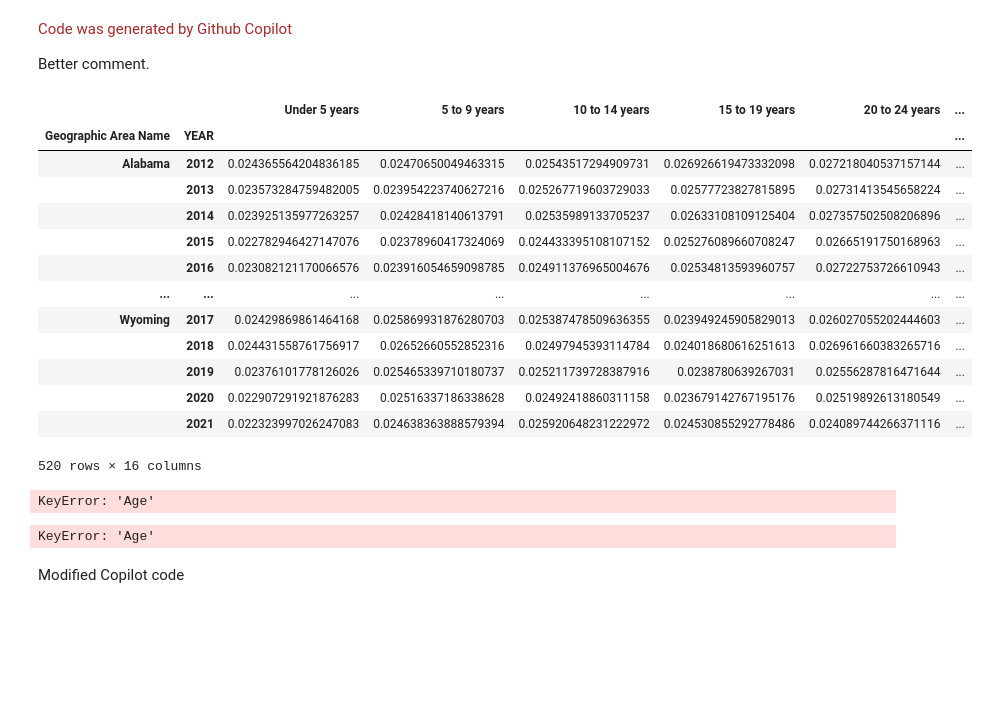
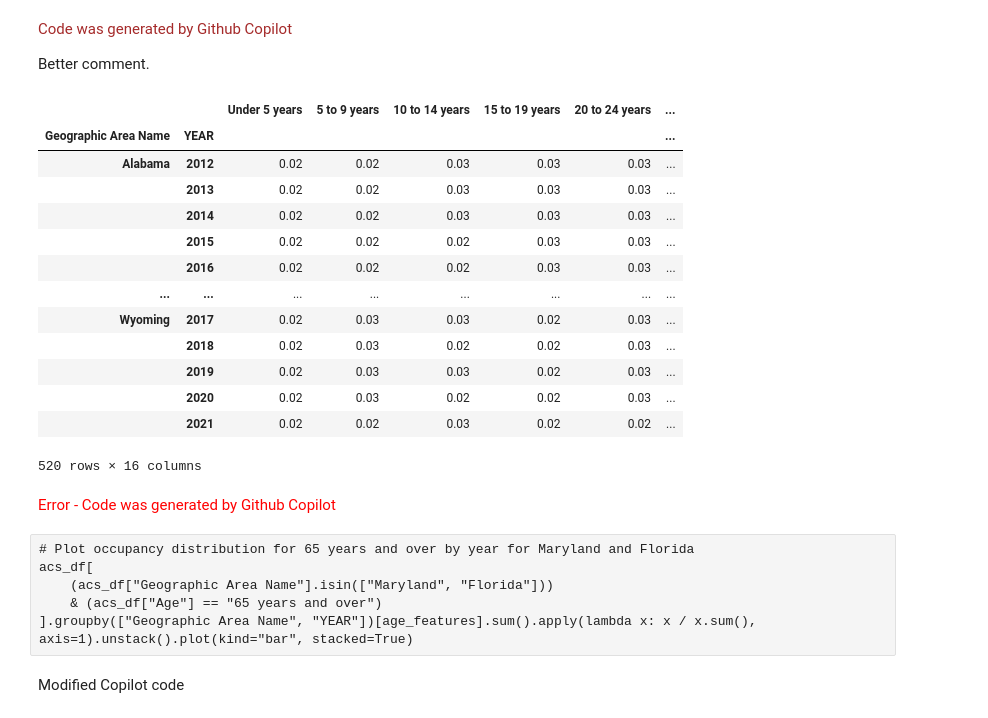
Before and after one commit to xie1027/GenAI_Insights, a Jupyter notebook: answer_key_david.ipynb, the cells around one changed output. Drawn from its saved outputs; the diff is of its cells as text; code cells hidden in the pictures; blank space fills up the shorter version.

```diff
--- a/answer_key_david.ipynb
+++ b/answer_key_david.ipynb
@@ -50,8 +15,8 @@ import pandas as pd
 from pathlib import Path, PosixPath
 from typing import NamedTuple
 # %%
-pd.set_option("display.max_columns", None) # display all columns
-pd.set_option("float_format", "{:,}".format)  # display numbers with commas; "{:,.2f}".format for 2 decimals
+pd.set_option("display.max_columns", None)  # display all columns
+pd.set_option("float_format", "{:,.2f}".format)  # display floats with commas and two decimal places
 # %%
 # NamedTuple type hint
 class ParametersType(NamedTuple):
@@ -317,35 +262,20 @@ acs_df.groupby(["Geographic Area Name", "YEAR"])[age_features].sum()
 Better comment.
 # %%
 # Occupancy distribution by age, state, and year expressed as a percentage
-acs_df.groupby(["Geographic Area Name", "YEAR"])[age_features].sum().apply(lambda x: x / x.sum(), axis=1)
+occ_age_df = acs_df.groupby(["Geographic Area Name", "YEAR"])[age_features].sum().apply(lambda x: x / x.sum(), axis=1)
+occ_age_df
 # %% [output]
 |  |  | Under 5 years | 5 to 9 years | 10 to 14 years | 15 to 19 years | 20 to 24 years | ... |
 | Geographic Area Name | YEAR |  |  |  |  |  | ... |
-| Alabama | 2012 | 0.024365564204836185 | 0.02470650049463315 | 0.02543517294909731 | 0.026926619473332098 | 0.027218040537157144 | ... |
-|  | 2013 | 0.023573284759482005 | 0.023954223740627216 | 0.025267719603729033 | 0.02577723827815895 | 0.02731413545658224 | ... |
-|  | 2014 | 0.023925135977263257 | 0.02428418140613791 | 0.02535989133705237 | 0.02633108109125404 | 0.027357502508206896 | ... |
-|  | 2015 | 0.022782946427147076 | 0.02378960417324069 | 0.024433395108107152 | 0.025276089660708247 | 0.02665191750168963 | ... |
-|  | 2016 | 0.023082121170066576 | 0.023916054659098785 | 0.024911376965004676 | 0.02534813593960757 | 0.02722753726610943 | ... |
+| Alabama | 2012 | 0.02 | 0.02 | 0.03 | 0.03 | 0.03 | ... |
+|  | 2013 | 0.02 | 0.02 | 0.03 | 0.03 | 0.03 | ... |
+|  | 2014 | 0.02 | 0.02 | 0.03 | 0.03 | 0.03 | ... |
+|  | 2015 | 0.02 | 0.02 | 0.02 | 0.03 | 0.03 | ... |
+|  | 2016 | 0.02 | 0.02 | 0.02 | 0.03 | 0.03 | ... |
 | ... | ... | ... | ... | ... | ... | ... | ... |
-| Wyoming | 2017 | 0.02429869861464168 | 0.025869931876280703 | 0.025387478509636355 | 0.023949245905829013 | 0.026027055202444603 | ... |
-|  | 2018 | 0.024431558761756917 | 0.02652660552852316 | 0.02497945393114784 | 0.024018680616251613 | 0.026961660383265716 | ... |
-|  | 2019 | 0.02376101778126026 | 0.025465339710180737 | 0.025211739728387916 | 0.0238780639267031 | 0.02556287816471644 | ... |
-|  | 2020 | 0.022907291921876283 | 0.02516337186338628 | 0.02492418860311158 | 0.023679142767195176 | 0.02519892613180549 | ... |
-|  | 2021 | 0.022323997026247083 | 0.024638363888579394 | 0.025920648231222972 | 0.024530855292778486 | 0.024089744266371116 | ... |
+| Wyoming | 2017 | 0.02 | 0.03 | 0.03 | 0.02 | 0.03 | ... |
+|  | 2018 | 0.02 | 0.03 | 0.02 | 0.02 | 0.03 | ... |
+|  | 2019 | 0.02 | 0.03 | 0.03 | 0.02 | 0.03 | ... |
+|  | 2020 | 0.02 | 0.03 | 0.02 | 0.02 | 0.03 | ... |
+|  | 2021 | 0.02 | 0.02 | 0.03 | 0.02 | 0.02 | ... |
 520 rows × 16 columns
-# %%
-# Occupancy percentage for 65 years and over by year for Maryland and Florida
-acs_df[
-    (acs_df["Geographic Area Name"].isin(["Maryland", "Florida"]))
-    & (acs_df["Age"] == "65 years and over")
-].groupby(["Geographic Area Name", "YEAR"])["Owner occupied rate"].mean().unstack().plot()
-# %% [output]
-KeyError: 'Age'
-# %%
-# Occupancy distribution for 65 years and over by year for Maryland and Florida
-acs_df[
-    (acs_df["Geographic Area Name"].isin(["Maryland", "Florida"]))
-    & (acs_df["Age"] == "65 years and over")
-].groupby(["Geographic Area Name", "YEAR"])[age_features].sum().apply(lambda x: x / x.sum(), axis=1).unstack().plot()
-# %% [output]
-KeyError: 'Age'
@@ -352,3 +288,11 @@ KeyError: 'Age'
+# %% [markdown]
+<span style="color:red">Error - Code was generated by Github Copilot</span>
+# %% [raw]
+# Plot occupancy distribution for 65 years and over by year for Maryland and Florida
+acs_df[
+    (acs_df["Geographic Area Name"].isin(["Maryland", "Florida"]))
+    & (acs_df["Age"] == "65 years and over")
+].groupby(["Geographic Area Name", "YEAR"])[age_features].sum().apply(lambda x: x / x.sum(), axis=1).unstack().plot(kind="bar", stacked=True)
 # %% [markdown]
 Modified Copilot code
 # %%
```
Also changed, not shown: parts of 40 cells of this notebook.
